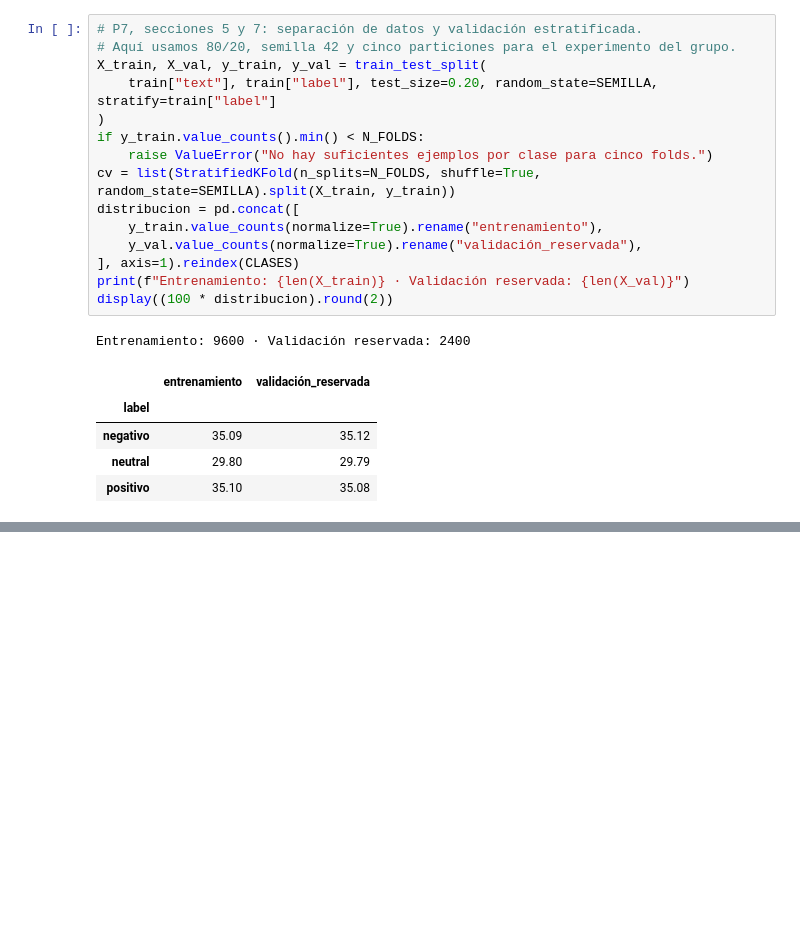
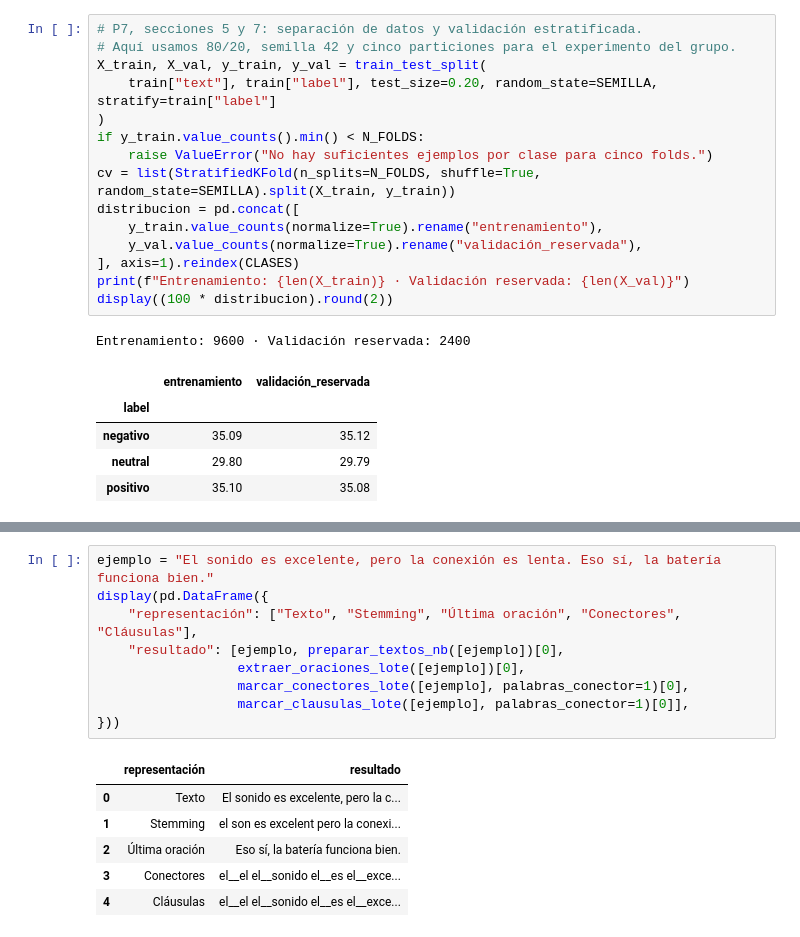
Before and after one commit to lauraS191/Proyecto-Machine-Learning, a Jupyter notebook: notebooks/04_Naive_Bayes.ipynb, the cells around one changed output, grey strips where cells are left out. Drawn from its saved outputs; the diff is of its cells as text; blank space fills up the shorter version.

```diff
--- a/notebooks/04_Naive_Bayes.ipynb
+++ b/notebooks/04_Naive_Bayes.ipynb
@@ -243,0 +173,16 @@ Por último, ajusto con más detalle las dos combinaciones que mejor salieron. P
+# %%
+ejemplo = "El sonido es excelente, pero la conexión es lenta. Eso sí, la batería funciona bien."
+display(pd.DataFrame({
+    "representación": ["Texto", "Stemming", "Última oración", "Conectores", "Cláusulas"],
+    "resultado": [ejemplo, preparar_textos_nb([ejemplo])[0],
+                  extraer_oraciones_lote([ejemplo])[0],
+                  marcar_conectores_lote([ejemplo], palabras_conector=1)[0],
+                  marcar_clausulas_lote([ejemplo], palabras_conector=1)[0]],
+}))
+# %% [output]
+|  | representación | resultado |
+| 0 | Texto | El sonido es excelente, pero la c... |
+| 1 | Stemming | el son es excelent pero la conexi... |
+| 2 | Última oración | Eso sí, la batería funciona bien. |
+| 3 | Conectores | el__el el__sonido el__es el__exce... |
+| 4 | Cláusulas | el__el el__sonido el__es el__exce... |
```
Also changed, not shown: parts of 29 cells of this notebook, 4 other files.
